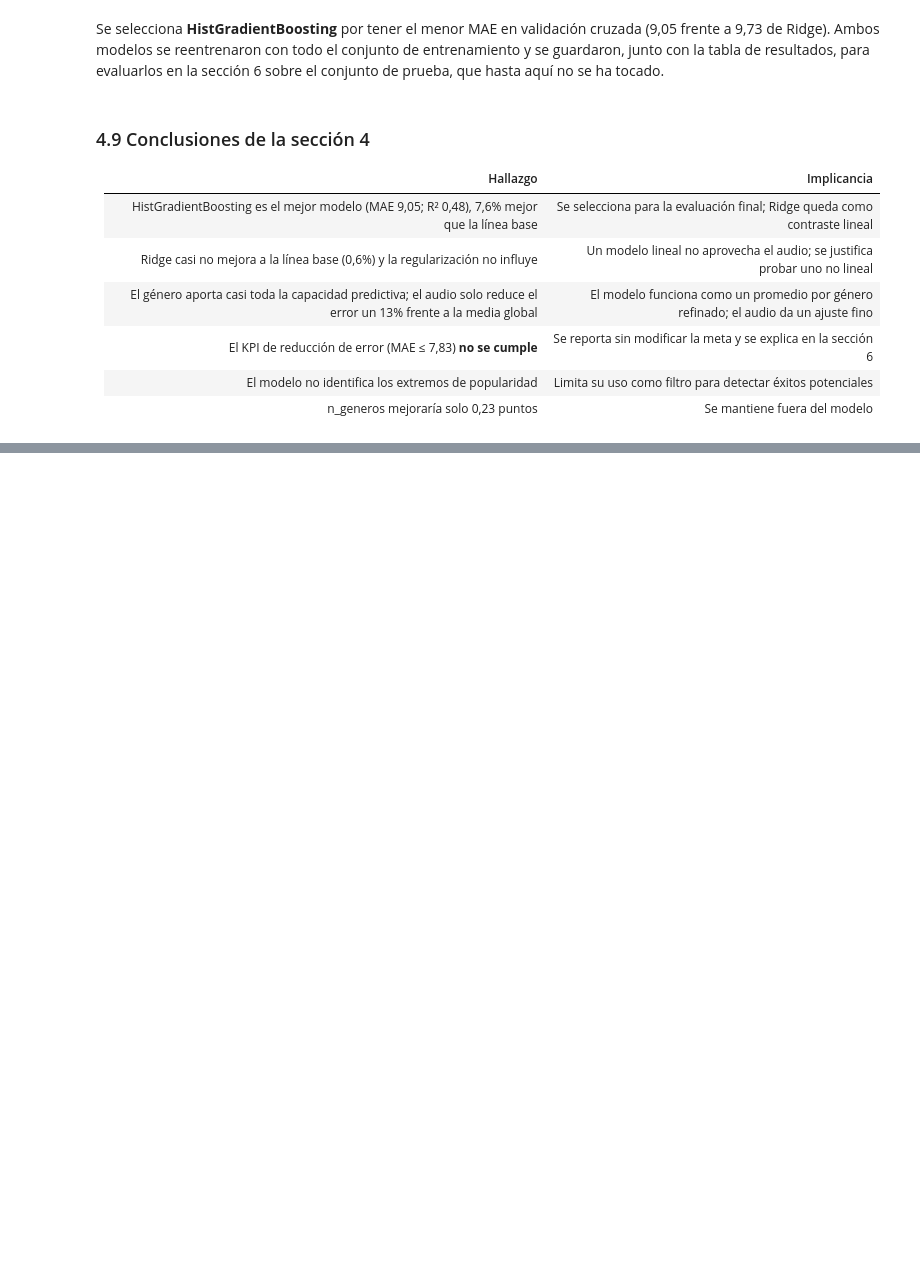
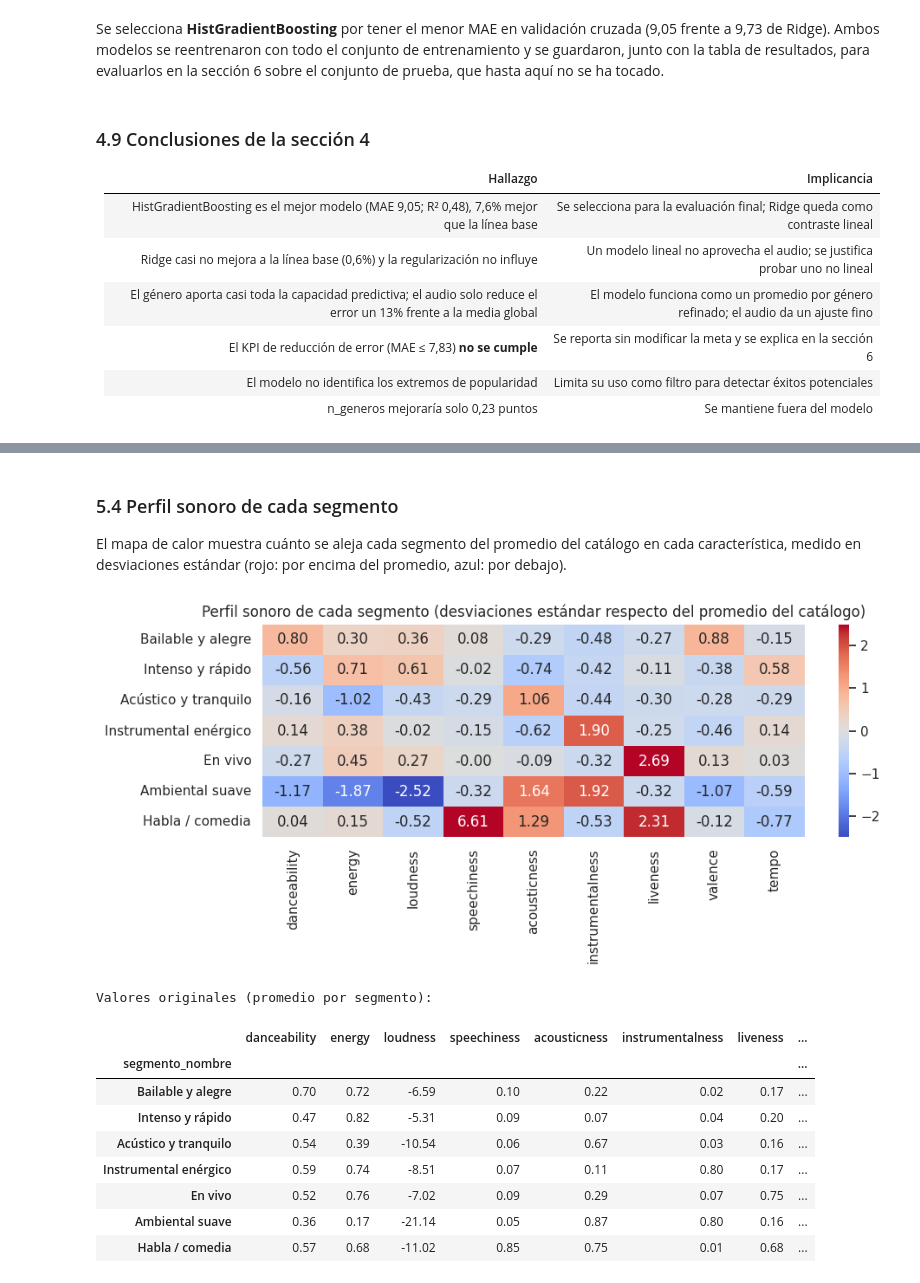
Before and after one commit to JeanBiza/ep-ml-spotify, a Jupyter notebook: notebook/EP2_ML.ipynb, the cells around one changed output, grey strips where cells are left out. Cells and saved outputs as stored; diff of their text form; code cells hidden in the pictures; blank space fills up the shorter version.

```diff
--- a/notebook/EP2_ML.ipynb
+++ b/notebook/EP2_ML.ipynb
@@ -955,0 +1092,25 @@ Se selecciona **HistGradientBoosting** por tener el menor MAE en validación cru
+# %% [markdown]
+### 5.4 Perfil sonoro de cada segmento
+
+El mapa de calor muestra cuánto se aleja cada segmento del promedio del catálogo en cada característica, medido en desviaciones estándar (rojo: por encima del promedio, azul: por debajo).
+# %%
+perfil_z_ord = perfil_z.rename(index=NOMBRES).loc[orden]
+fig, ax = plt.subplots(figsize=(10, 4.5))
+sns.heatmap(perfil_z_ord, annot=True, fmt=".2f", cmap="coolwarm", center=0, vmin=-2.5, vmax=2.5, ax=ax)
+ax.set_ylabel(""); ax.set_title("Perfil sonoro de cada segmento (desviaciones estándar respecto del promedio del catálogo)")
+plt.tight_layout(); plt.savefig(IMG / "clu_03_perfil.png", dpi=120); plt.show()
+
+print("Valores originales (promedio por segmento):")
+display(df.groupby("segmento_nombre")[AUDIO].mean().loc[orden].round(2))
+# %% [output]
+[figure, added]
+Valores originales (promedio por segmento):
+|  | danceability | energy | loudness | speechiness | acousticness | instrumentalness | liveness | ... |
+| segmento_nombre |  |  |  |  |  |  |  | ... |
+| Bailable y alegre | 0.70 | 0.72 | -6.59 | 0.10 | 0.22 | 0.02 | 0.17 | ... |
+| Intenso y rápido | 0.47 | 0.82 | -5.31 | 0.09 | 0.07 | 0.04 | 0.20 | ... |
+| Acústico y tranquilo | 0.54 | 0.39 | -10.54 | 0.06 | 0.67 | 0.03 | 0.16 | ... |
+| Instrumental enérgico | 0.59 | 0.74 | -8.51 | 0.07 | 0.11 | 0.80 | 0.17 | ... |
+| En vivo | 0.52 | 0.76 | -7.02 | 0.09 | 0.29 | 0.07 | 0.75 | ... |
+| Ambiental suave | 0.36 | 0.17 | -21.14 | 0.05 | 0.87 | 0.80 | 0.16 | ... |
+| Habla / comedia | 0.57 | 0.68 | -11.02 | 0.85 | 0.75 | 0.01 | 0.68 | ... |
```
Also changed, not shown: parts of 14 cells of this notebook.
